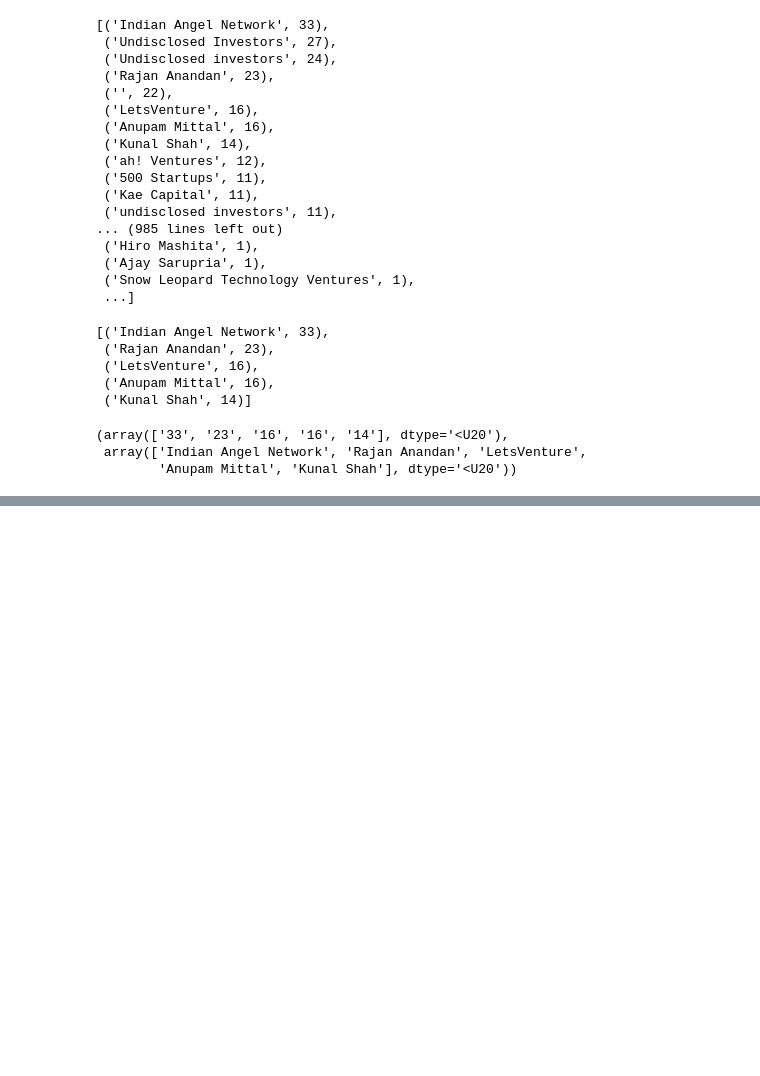
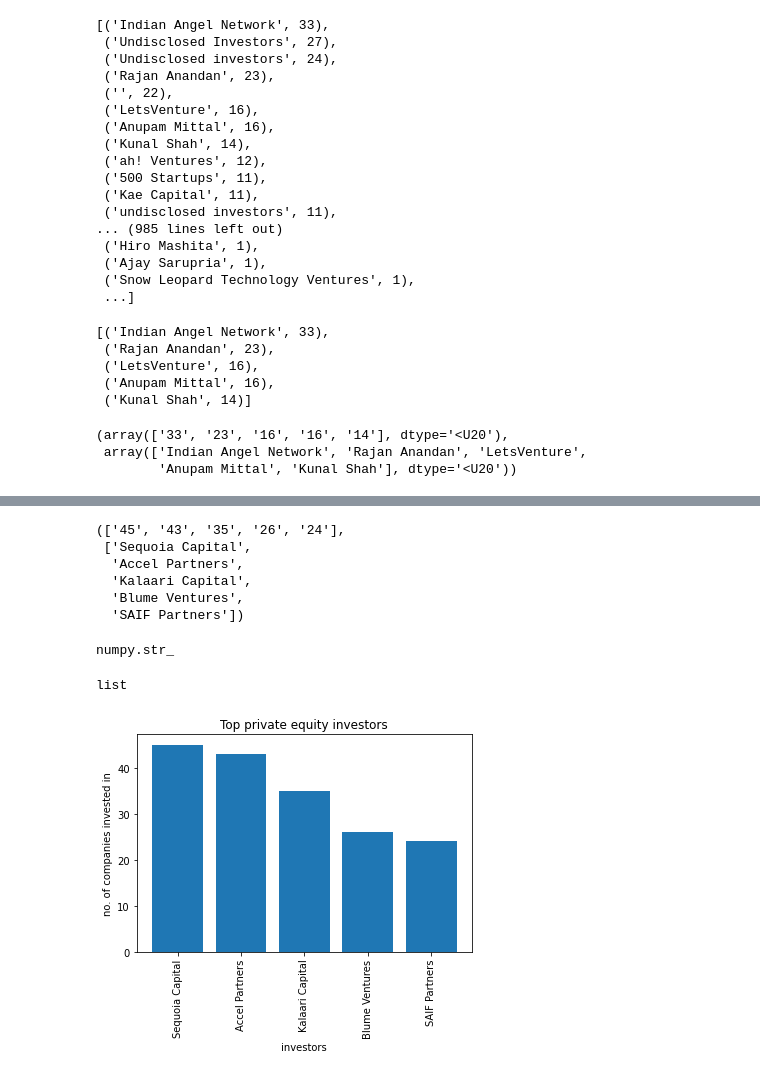
Before and after one commit to chirag-3/Case-Study-on-Indian-Startups, a Jupyter notebook: Case Study on Indian startups.ipynb, the cells around one changed output, grey strips where cells are left out. Saved outputs shown, nothing was run; the diff lists cells and outputs as text; code cells hidden in the pictures; blank space fills up the shorter version.

```diff
--- a/Case Study on Indian startups.ipynb
+++ b/Case Study on Indian startups.ipynb
@@ -703,0 +826,2 @@ plt.show()
+# %%
+top_investors = np.array(top_investors)
@@ -703,0 +836,32 @@ plt.show()
+# %%
+counts = list(top_investors[:,1])
+# %%
+names = list(top_investors[:,0])
+# %%
+counts,names
+# %% [output]
+(['45', '43', '35', '26', '24'],
+ ['Sequoia Capital',
+  'Accel Partners',
+  'Kalaari Capital',
+  'Blume Ventures',
+  'SAIF Partners'])
+# %%
+type(counts[0])
+# %% [output]
+numpy.str_
+# %%
+type(counts)
+# %% [output]
+list
+# %%
+counts = [int(i) for i in counts]
+# %%
+plt.bar(names,counts)
+plt.xlabel("investors")
+plt.ylabel("no. of companies invested in")
+plt.title("Top private equity investors")
+plt.xticks(rotation=90)
+plt.show()
+# %% [output]
+[figure, added]
```
Also changed, not shown: parts of 19 cells of this notebook.
